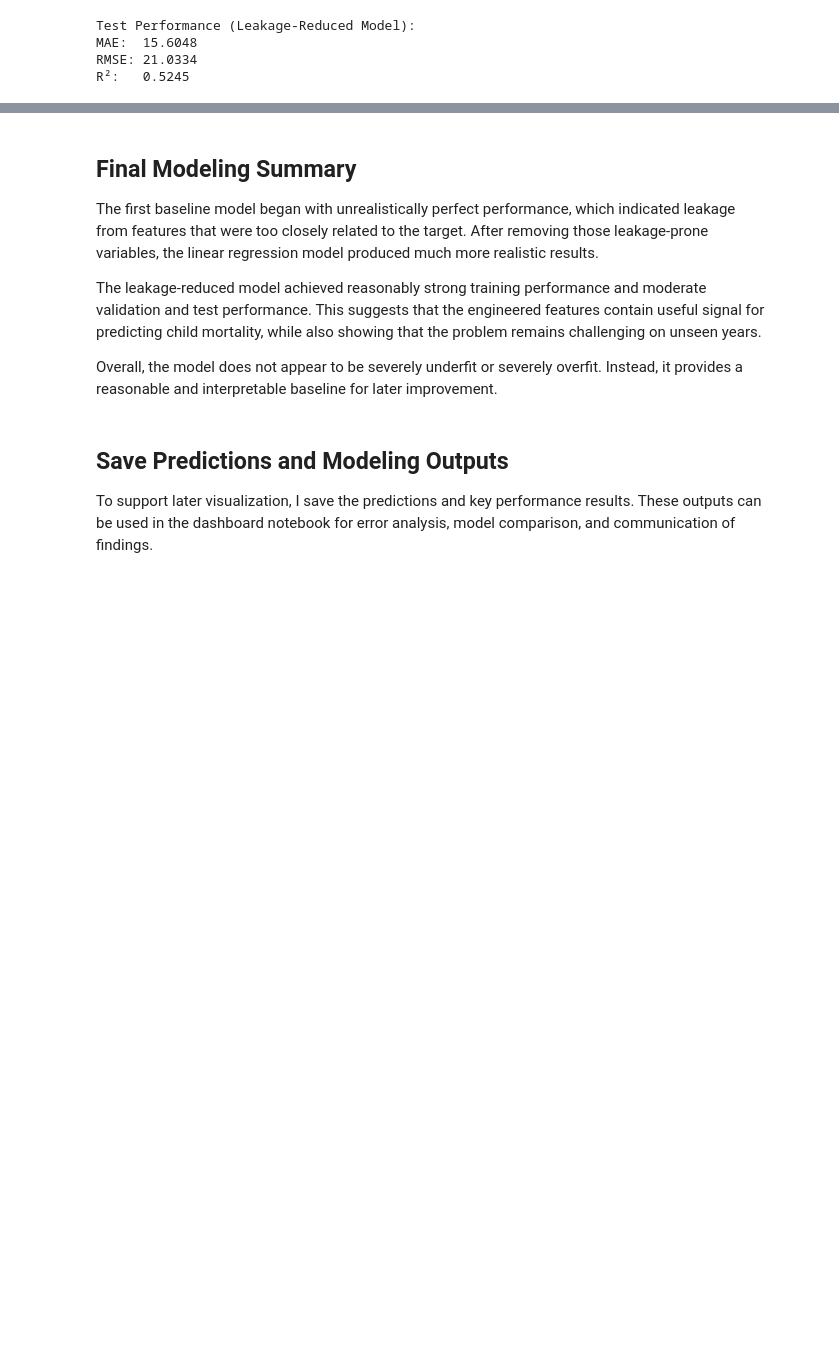
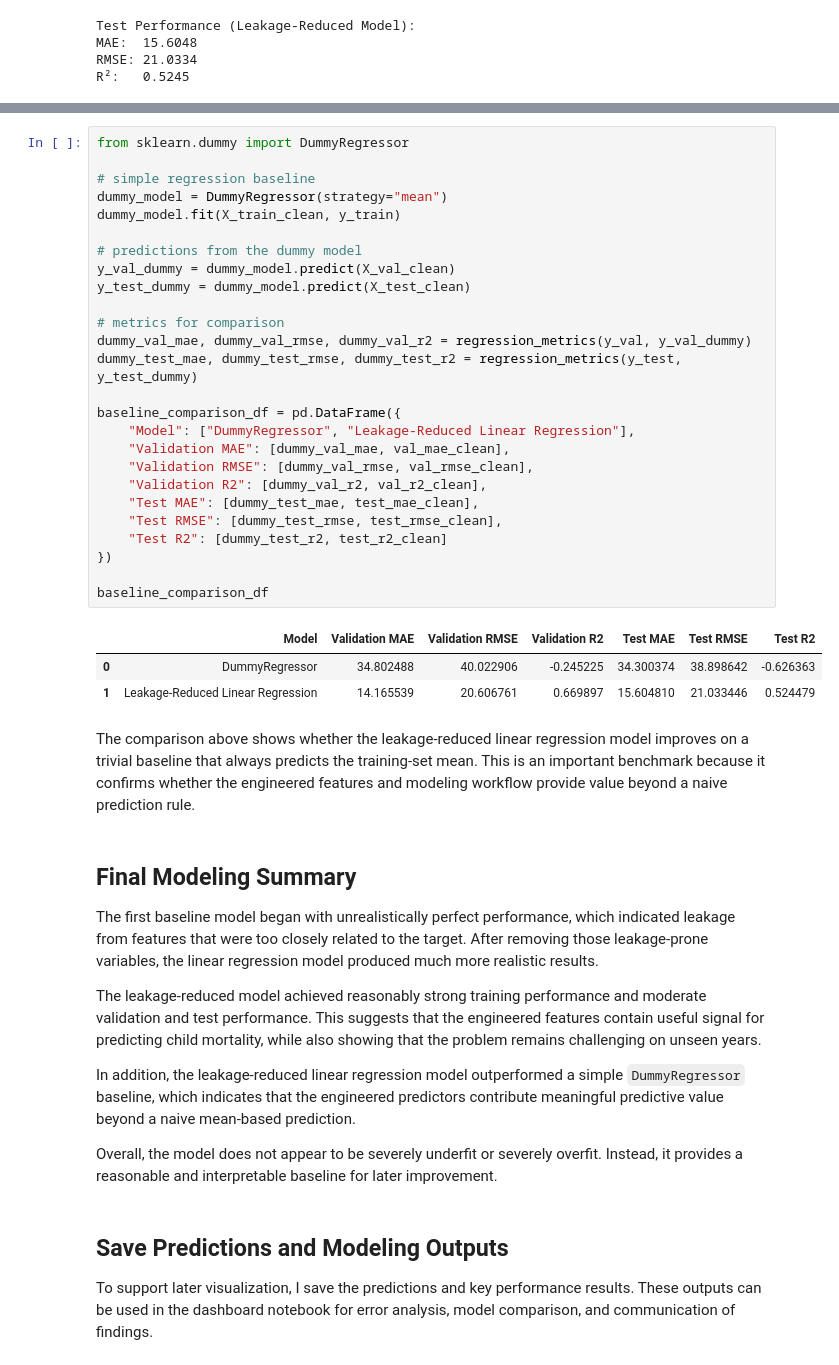
Before and after one commit to KhyathiVardhanR/Assessing-the-Civilian-Impact-of-International-Sanctions-on-Economic-and-Social-Well-Being, a Jupyter notebook: Notebook/data_modeling.ipynb, the cells around one changed output, grey strips where cells are left out. Drawn from its saved outputs; the diff is of its cells as text; blank space fills up the shorter version.

Commit message:
Add dummy baseline comparison to data modeling notebook

```diff
--- a/Notebook/data_modeling.ipynb
+++ b/Notebook/data_modeling.ipynb
@@ -442,3 +448,35 @@ R²:   0.5245
+# %%
+from sklearn.dummy import DummyRegressor
+
+# simple regression baseline
+dummy_model = DummyRegressor(strategy="mean")
+dummy_model.fit(X_train_clean, y_train)
+
+# predictions from the dummy model
+y_val_dummy = dummy_model.predict(X_val_clean)
+y_test_dummy = dummy_model.predict(X_test_clean)
+
+# metrics for comparison
+dummy_val_mae, dummy_val_rmse, dummy_val_r2 = regression_metrics(y_val, y_val_dummy)
+dummy_test_mae, dummy_test_rmse, dummy_test_r2 = regression_metrics(y_test, y_test_dummy)
+
+baseline_comparison_df = pd.DataFrame({
+    "Model": ["DummyRegressor", "Leakage-Reduced Linear Regression"],
+    "Validation MAE": [dummy_val_mae, val_mae_clean],
+    "Validation RMSE": [dummy_val_rmse, val_rmse_clean],
+    "Validation R2": [dummy_val_r2, val_r2_clean],
+    "Test MAE": [dummy_test_mae, test_mae_clean],
+    "Test RMSE": [dummy_test_rmse, test_rmse_clean],
+    "Test R2": [dummy_test_r2, test_r2_clean]
+})
+
+baseline_comparison_df
+# %% [output]
+|  | Model | Validation MAE | Validation RMSE | Validation R2 | Test MAE | Test RMSE | Test R2 |
+| 0 | DummyRegressor | 34.802488 | 40.022906 | -0.245225 | 34.300374 | 38.898642 | -0.626363 |
+| 1 | Leakage-Reduced Linear Regression | 14.165539 | 20.606761 | 0.669897 | 15.604810 | 21.033446 | 0.524479 |
+# %% [markdown]
+The comparison above shows whether the leakage-reduced linear regression model improves on a trivial baseline that always predicts the training-set mean. This is an important benchmark because it confirms whether the engineered features and modeling workflow provide value beyond a naive prediction rule.
 # %% [markdown]
 ## Final Modeling Summary
 
@@ -446,6 +484,8 @@ The first baseline model began with unrealistically perfect performance, which i
 
 The leakage-reduced model achieved reasonably strong training performance and moderate validation and test performance. This suggests that the engineered features contain useful signal for predicting child mortality, while also showing that the problem remains challenging on unseen years.
 
+In addition, the leakage-reduced linear regression model outperformed a simple `DummyRegressor` baseline, which indicates that the engineered predictors contribute meaningful predictive value beyond a naive mean-based prediction.
+
 Overall, the model does not appear to be severely underfit or severely overfit. Instead, it provides a reasonable and interpretable baseline for later improvement.
 # %% [markdown]
 ## Save Predictions and Modeling Outputs
```
Also changed, not shown: parts of 1 cell of this notebook.
